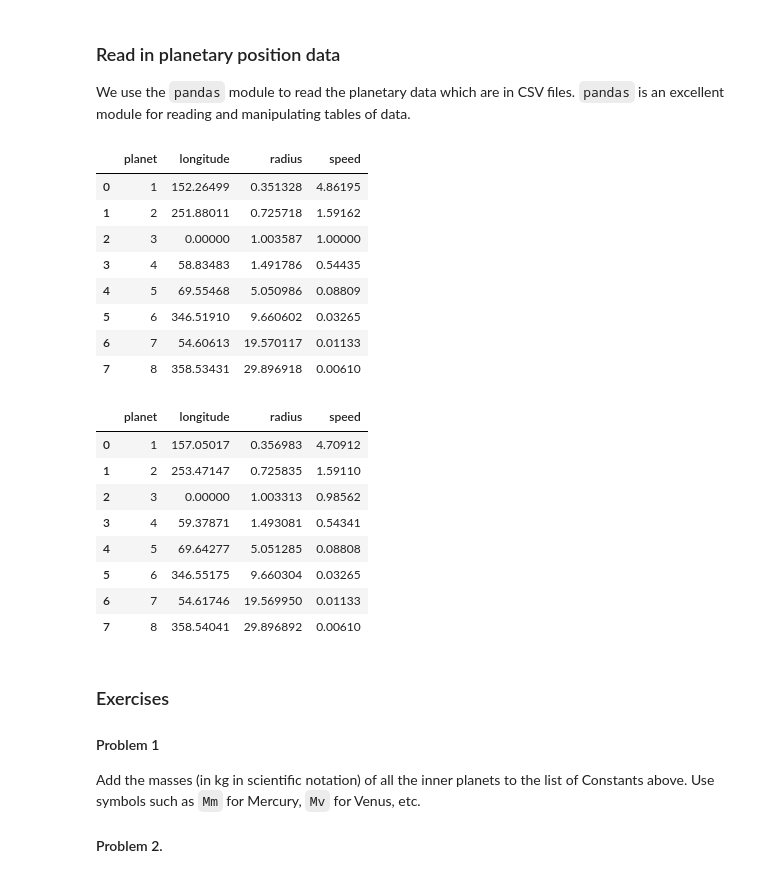
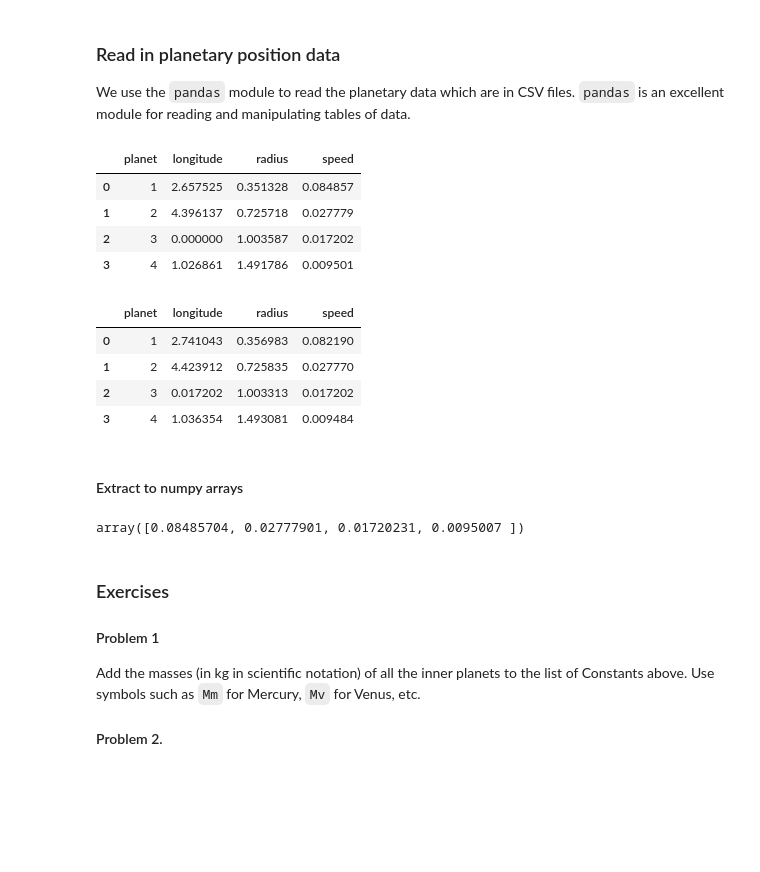
Before and after one commit to hbprosper/CompPhysLab, a Jupyter notebook: exercises/04_gravity/01_gravity.ipynb, the cells around one changed output. Saved outputs shown, nothing was run; the diff lists cells and outputs as text; code cells hidden in the pictures; blank space fills up the shorter version.

```diff
--- a/exercises/04_gravity/01_gravity.ipynb
+++ b/exercises/04_gravity/01_gravity.ipynb
@@ -190,39 +190,46 @@ bag    = Bag()
 
 We use the `pandas` module to read the planetary data which are in CSV files. `pandas` is an excellent module for reading and manipulating tables of data.
 # %%
-planets1 = pd.read_csv('planets-10-22-24.csv')
+n = 4 # number of inner planets
+deg2radian = np.pi / 180 # need to convert angles to radians
+
+planets1 = pd.read_csv('planets-10-22-24.csv')[:n]
+planets1['longitude'] *= deg2radian
+planets1['speed'] *= deg2radian
+
 planets1
 # %% [output]
 |  | planet | longitude | radius | speed |
-| 0 | 1 | 152.26499 | 0.351328 | 4.86195 |
-| 1 | 2 | 251.88011 | 0.725718 | 1.59162 |
-| 2 | 3 | 0.00000 | 1.003587 | 1.00000 |
-| 3 | 4 | 58.83483 | 1.491786 | 0.54435 |
-| 4 | 5 | 69.55468 | 5.050986 | 0.08809 |
-| 5 | 6 | 346.51910 | 9.660602 | 0.03265 |
-| 6 | 7 | 54.60613 | 19.570117 | 0.01133 |
-| 7 | 8 | 358.53431 | 29.896918 | 0.00610 |
+| 0 | 1 | 2.657525 | 0.351328 | 0.084857 |
+| 1 | 2 | 4.396137 | 0.725718 | 0.027779 |
+| 2 | 3 | 0.000000 | 1.003587 | 0.017202 |
+| 3 | 4 | 1.026861 | 1.491786 | 0.009501 |
 # %%
-planets2 = pd.read_csv('planets-10-23-24.csv')
+planets2 = pd.read_csv('planets-10-23-24.csv')[:n]
+planets2['longitude'] *= deg2radian
+planets2['speed'] *= deg2radian
+
 planets2
 # %% [output]
 |  | planet | longitude | radius | speed |
-| 0 | 1 | 157.05017 | 0.356983 | 4.70912 |
-| 1 | 2 | 253.47147 | 0.725835 | 1.59110 |
-| 2 | 3 | 0.00000 | 1.003313 | 0.98562 |
-| 3 | 4 | 59.37871 | 1.493081 | 0.54341 |
-| 4 | 5 | 69.64277 | 5.051285 | 0.08808 |
-| 5 | 6 | 346.55175 | 9.660304 | 0.03265 |
-| 6 | 7 | 54.61746 | 19.569950 | 0.01133 |
-| 7 | 8 | 358.54041 | 29.896892 | 0.00610 |
+| 0 | 1 | 2.741043 | 0.356983 | 0.082190 |
+| 1 | 2 | 4.423912 | 0.725835 | 0.027770 |
+| 2 | 3 | 0.017202 | 1.003313 | 0.017202 |
+| 3 | 4 | 1.036354 | 1.493081 | 0.009484 |
+# %% [markdown]
+#### Extract to numpy arrays
 # %%
-long1   = planets1['longitude'].to_numpy()
+phi1    = planets1['longitude'].to_numpy()
 radius1 = planets1['radius'].to_numpy()
 speed1  = planets1['speed'].to_numpy()
 
-long2   = planets2['longitude'].to_numpy()
+phi2    = planets2['longitude'].to_numpy()
 radius2 = planets2['radius'].to_numpy()
 speed2  = planets2['speed'].to_numpy()
+
+speed1
+# %% [output]
+array([0.08485704, 0.02777901, 0.01720231, 0.0095007 ])
 # %% [markdown]
 ### Exercises
 
```
Also changed, not shown: parts of 29 cells of this notebook, 2 other files.
